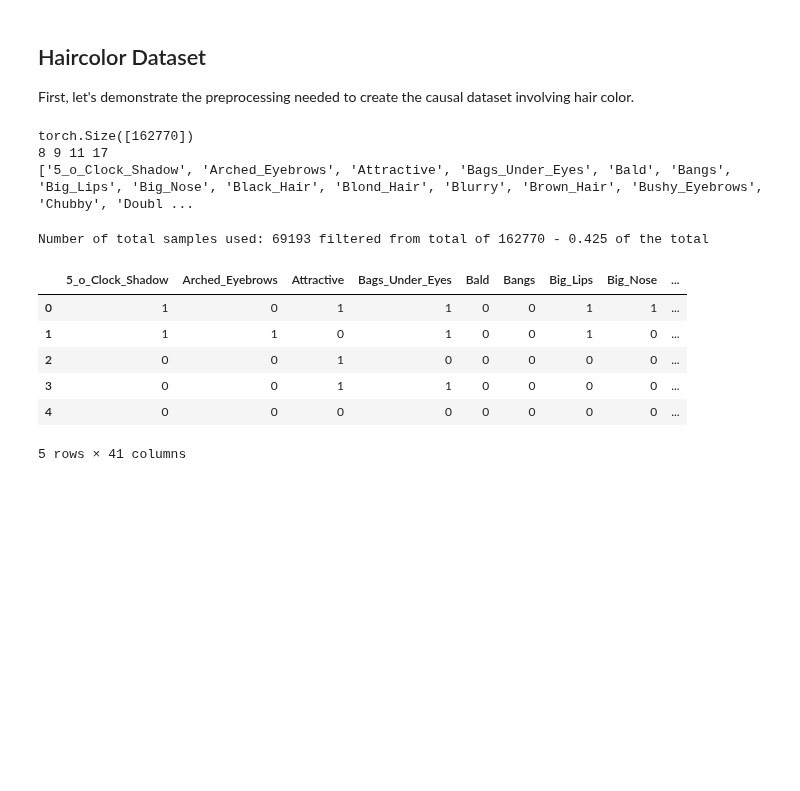
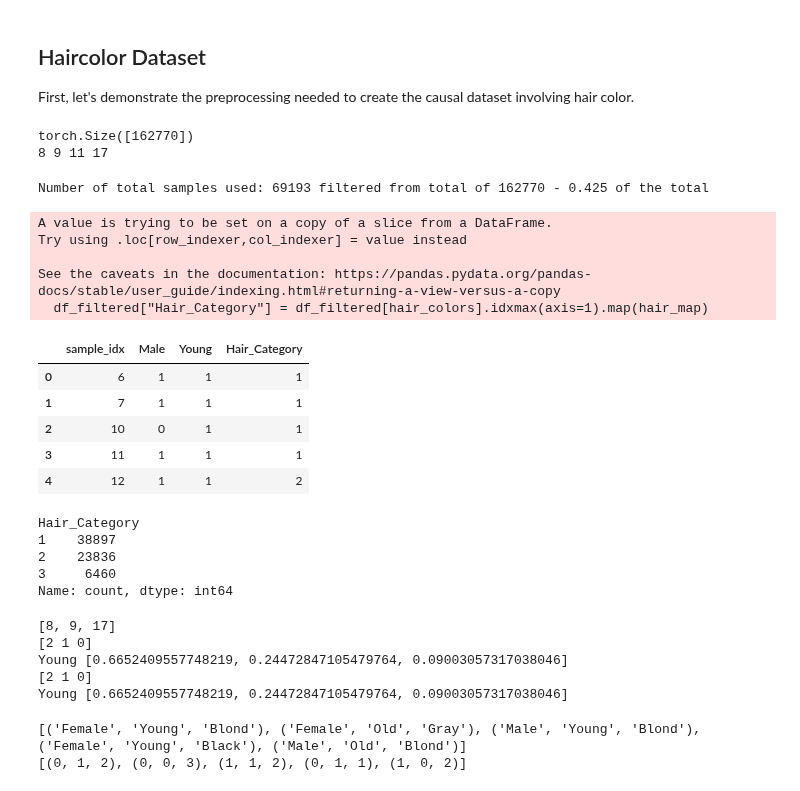
Before and after one commit to adam2392/ciflows, a Jupyter notebook: notebooks/create_causal_celeba.ipynb, the cells around one changed output. Cells and saved outputs as stored; diff of their text form; code cells hidden in the pictures; blank space fills up the shorter version.

```diff
--- a/notebooks/create_causal_celeba.ipynb
+++ b/notebooks/create_causal_celeba.ipynb
@@ -76,34 +74,45 @@ brownhair_idx = attr_names.index("Brown_Hair")
 grayhair_idx = attr_names.index("Gray_Hair")
 print(celeba_data.attr[:, gender_idx].shape)
 
-print(
-    blackhair_idx,
-    blondhair_idx,
-    brownhair_idx,
-    grayhair_idx
-)
+print(blackhair_idx, blondhair_idx, brownhair_idx, grayhair_idx)
 # %% [output]
 torch.Size([162770])
 8 9 11 17
-['5_o_Clock_Shadow', 'Arched_Eyebrows', 'Attractive', 'Bags_Under_Eyes', 'Bald', 'Bangs', 'Big_Lips', 'Big_Nose', 'Black_Hair', 'Blond_Hair', 'Blurry', 'Brown_Hair', 'Bushy_Eyebrows', 'Chubby', 'Doubl ...
 # %%
 # create a dataframe for the celebA attributes
 df = pd.DataFrame(celeba_data.attr, columns=celeba_data.attr_names[:-1])
-df['sample_idx'] = np.arange(len(df), dtype=int)
+df["sample_idx"] = np.arange(len(df), dtype=int)
 
 # now filter the dataframe based on meeting exactly one of the chosen hair colors
-hair_colors = ['Black_Hair', 'Blond_Hair', 'Gray_Hair']
+hair_colors = ["Black_Hair", "Blond_Hair", "Gray_Hair"]
 df_filtered = df[df[hair_colors].sum(axis=1) == 1]
 df_filtered.reset_index(inplace=True, drop=True)
 
-print(f'Number of total samples used: {len(df_filtered)} filtered from total of {len(df)} - {len(df_filtered) / len(df):.3f} of the total')
+hair_map = {"Black_Hair": 1, "Blond_Hair": 2, "Gray_Hair": 3}
+df_filtered["Hair_Category"] = df_filtered[hair_colors].idxmax(axis=1).map(hair_map)
+
+df_filtered = df_filtered.loc[:, ["sample_idx", "Male", "Young", "Hair_Category"]]
+
+print(
+    f"Number of total samples used: {len(df_filtered)} filtered from total of {len(df)} - {len(df_filtered) / len(df):.3f} of the total"
+)
 display(df_filtered.head())
+print(df_filtered["Hair_Category"].value_counts())
 # %% [output]
 Number of total samples used: 69193 filtered from total of 162770 - 0.425 of the total
+A value is trying to be set on a copy of a slice from a DataFrame.
+Try using .loc[row_indexer,col_indexer] = value instead
+
+See the caveats in the documentation: https://pandas.pydata.org/pandas-docs/stable/user_guide/indexing.html#returning-a-view-versus-a-copy
+  df_filtered["Hair_Category"] = df_filtered[hair_colors].idxmax(axis=1).map(hair_map)
-|  | 5_o_Clock_Shadow | Arched_Eyebrows | Attractive | Bags_Under_Eyes | Bald | Bangs | Big_Lips | Big_Nose | ... |
-| 0 | 1 | 0 | 1 | 1 | 0 | 0 | 1 | 1 | ... |
-| 1 | 1 | 1 | 0 | 1 | 0 | 0 | 1 | 0 | ... |
-| 2 | 0 | 0 | 1 | 0 | 0 | 0 | 0 | 0 | ... |
-| 3 | 0 | 0 | 1 | 1 | 0 | 0 | 0 | 0 | ... |
-| 4 | 0 | 0 | 0 | 0 | 0 | 0 | 0 | 0 | ... |
+|  | sample_idx | Male | Young | Hair_Category |
+| 0 | 6 | 1 | 1 | 1 |
+| 1 | 7 | 1 | 1 | 1 |
+| 2 | 10 | 0 | 1 | 1 |
+| 3 | 11 | 1 | 1 | 1 |
+| 4 | 12 | 1 | 1 | 2 |
-5 rows × 41 columns
+Hair_Category
+1    38897
+2    23836
+3     6460
+Name: count, dtype: int64
@@ -109,0 +339,26 @@ Number of total samples used: 69193 filtered from total of 162770 - 0.425 of the
+# %%
+df = df_filtered.copy()
+n_samples = 20_000
+seed = 12345
+hair_cat_col = "Hair_Category"
+male_col = "Male"
+young_col = "Young"
+# Precompute hair categories
+hair_categories = ["Black", "Blond", "Gray"]
+
+print([blackhair_idx, blondhair_idx, grayhair_idx])
+sampled_indices, sampled_attrs, sampled_attrs_encodings = obs_sample_img_indices(
+    df, male_col, young_col, hair_cat_col, hair_categories, n_samples=n_samples, seed=seed
+)
+# %% [output]
+[8, 9, 17]
+[2 1 0]
+Young [0.6652409557748219, 0.24472847105479764, 0.09003057317038046]
+[2 1 0]
+Young [0.6652409557748219, 0.24472847105479764, 0.09003057317038046]
+# %%
+print(sampled_attrs[:5])
+print(sampled_attrs_encodings[:5])
+# %% [output]
+[('Female', 'Young', 'Blond'), ('Female', 'Old', 'Gray'), ('Male', 'Young', 'Blond'), ('Female', 'Young', 'Black'), ('Male', 'Old', 'Blond')]
+[(0, 1, 2), (0, 0, 3), (1, 1, 2), (0, 1, 1), (1, 0, 2)]
```
Also changed, not shown: parts of 26 cells of this notebook, 24 other files.
